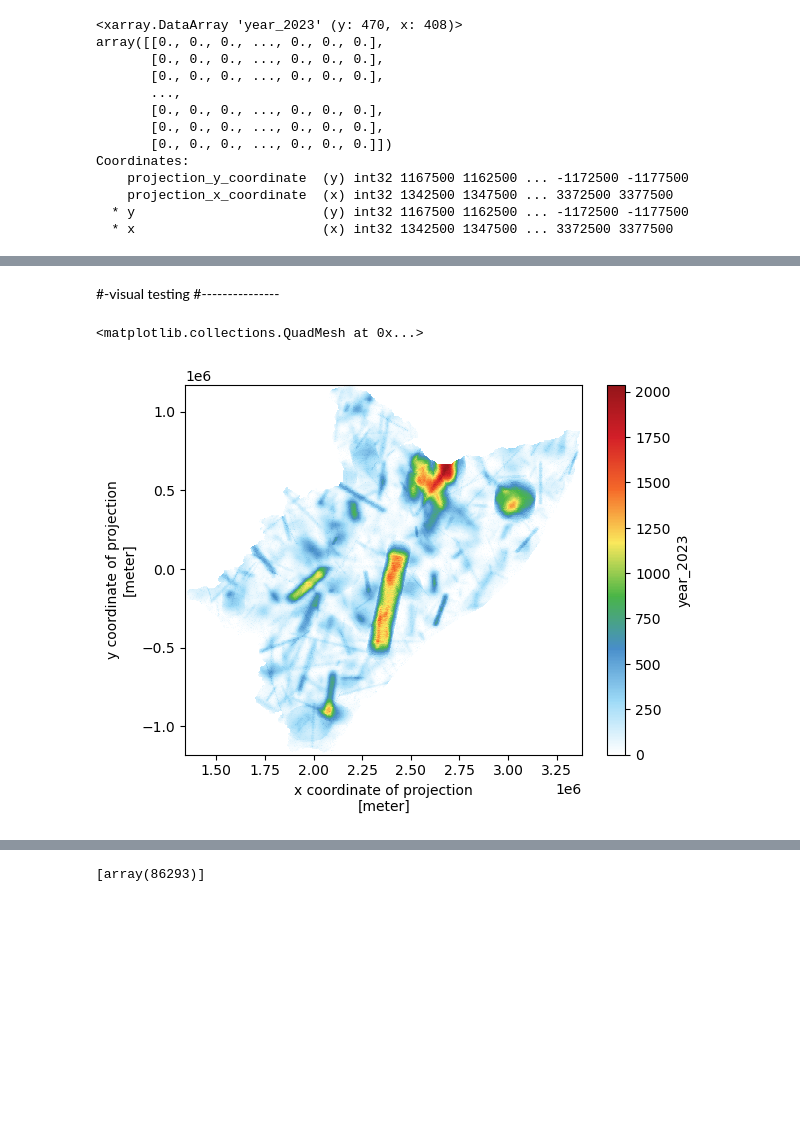
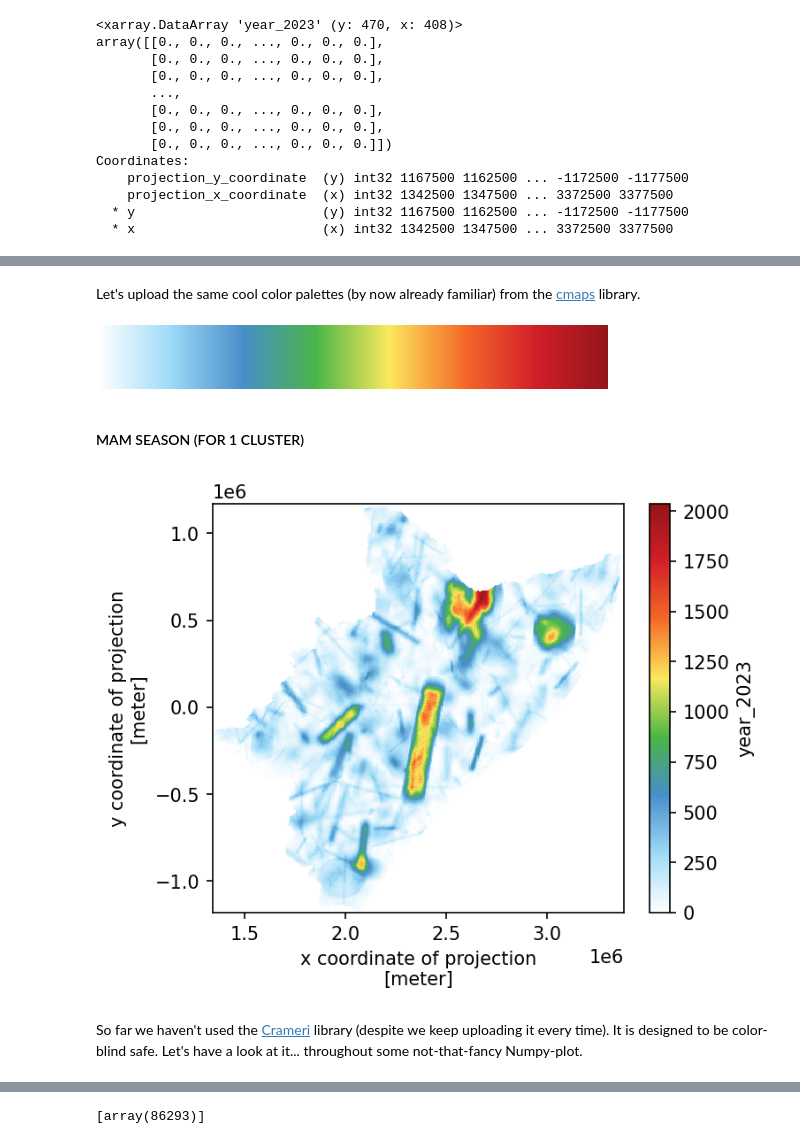
Before and after one commit to feliperiosg/STORM3, a Jupyter notebook: notebook/six_.ipynb, the cells around one changed output, grey strips where cells are left out. Saved outputs shown, nothing was run; the diff lists cells and outputs as text; code cells hidden in the pictures; blank space fills up the shorter version.

```diff
--- a/notebook/six_.ipynb
+++ b/notebook/six_.ipynb
@@ -78,11 +137,19 @@ Coordinates:
+# %% [markdown]
+Let's upload the same cool color palettes (by now already familiar) from the [cmaps](https://github.com/hhuangwx/cmaps) library.
+# %%
+# https://raw.githubusercontent.com/hhuangwx/cmaps/master/examples/colormaps.png
+cmaps.precip2_17lev
+cmaps.wh_bl_gr_ye_re
+cmaps.WhiteBlueGreenYellowRed
+# %% [output]
+[figure]
 # %% [markdown]
-
-#-visual testing
-#---------------
+#### MAM SEASON (FOR 1 CLUSTER) ####
 # %%
-
-# season.plot(cmap='precip2_17lev')
-season.plot(cmap='WhiteBlueGreenYellowRed')
+fig, ax = plt.subplots(figsize=(5, 4), dpi=150)
+# ax.set_aspect("equal")
+# season.plot(cmap='precip2_17lev', ax=ax)
+season.plot(cmap='WhiteBlueGreenYellowRed', ax=ax)
+plt.show()
 # %% [output]
-<matplotlib.collections.QuadMesh at 0x...>
-[figure, old version]
+[figure, new version]
@@ -92 +156,5 @@ season.plot(cmap='WhiteBlueGreenYellowRed')
+# %% [markdown]
+So far we haven't used the [Crameri](https://www.fabiocrameri.ch/colourmaps/) library (despite we keep uploading it every time).
+It is designed to be color-blind safe.
+Let's have a look at it... throughout some not-that-fancy Numpy-plot.
 # %%
```
Also changed, not shown: parts of 58 cells of this notebook, 5 other files.
